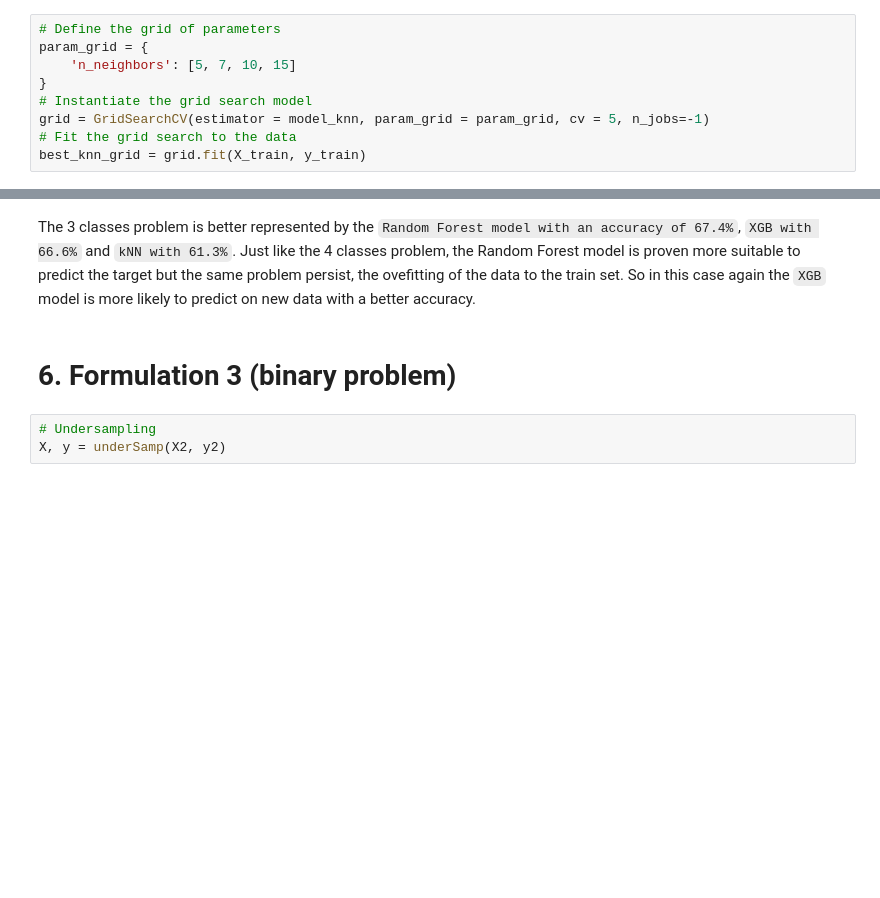
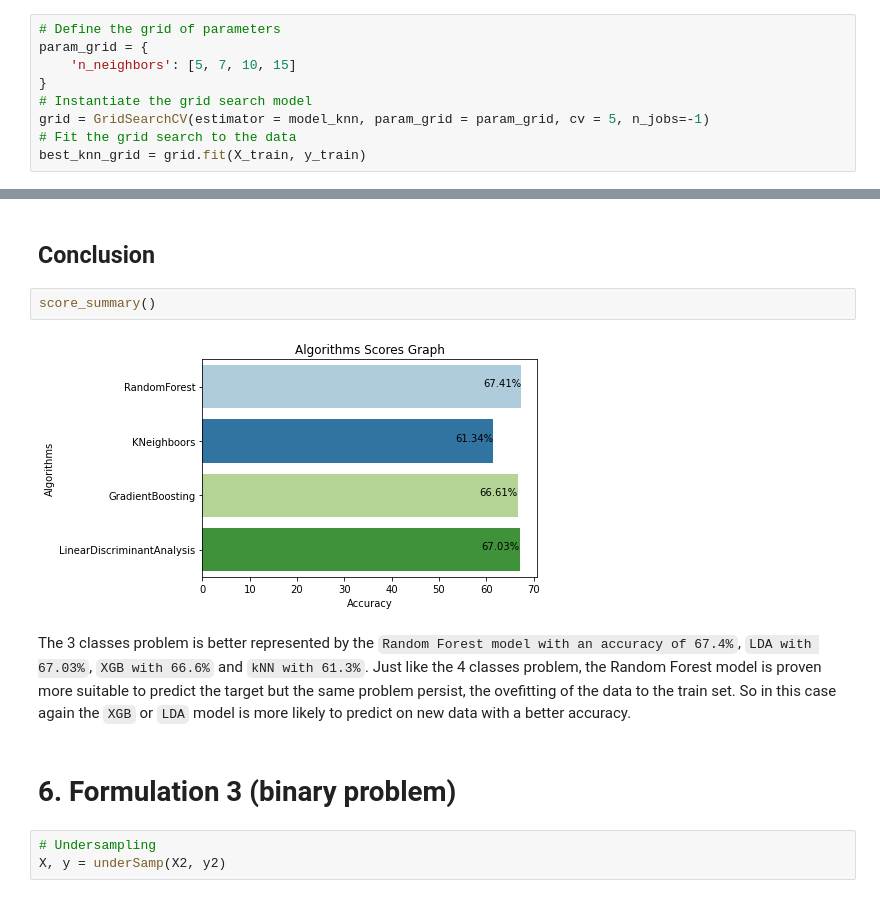
Before and after one commit to htsull/Algo_Python_Class_Project, a Jupyter notebook: Algo_python_accidents.ipynb, the cells around one changed output, grey strips where cells are left out. Saved outputs shown, nothing was run; the diff lists cells and outputs as text; blank space fills up the shorter version.

```diff
--- a/Algo_python_accidents.ipynb
+++ b/Algo_python_accidents.ipynb
@@ -718,7 +841,13 @@ Confusion matrix :
+# %% [markdown]
+## Conclusion <a id = "sec5.5"></a>
+# %%
+score_summary()
+# %% [output]
+[figure, added]
 # %% [markdown]
-The 3 classes problem is better represented by the `Random Forest model with an accuracy of 67.4%`, `XGB with 66.6%` and `kNN with 61.3%`. Just like the 4 classes problem, the Random Forest model is proven more suitable to predict the target but the same problem persist, the ovefitting of the data to the train set. So in this case again the `XGB` model is more likely to predict on new data with a better accuracy.
+The 3 classes problem is better represented by the `Random Forest model with an accuracy of 67.4%`, `LDA with 67.03%`, `XGB with 66.6%` and `kNN with 61.3%`. Just like the 4 classes problem, the Random Forest model is proven more suitable to predict the target but the same problem persist, the ovefitting of the data to the train set. So in this case again the `XGB` or `LDA` model is more likely to predict on new data with a better accuracy.
 # %% [markdown]
-# 6. Formulation 3 (binary problem)
+# 6. **Formulation 3 (binary problem)** <a id = "sec6"></a>
 # %%
 # Undersampling
 X, y = underSamp(X2, y2)
```
Also changed, not shown: parts of 70 cells of this notebook.
